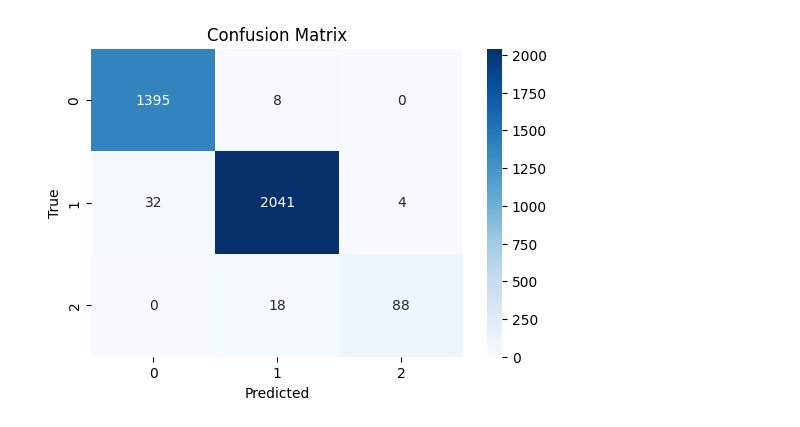
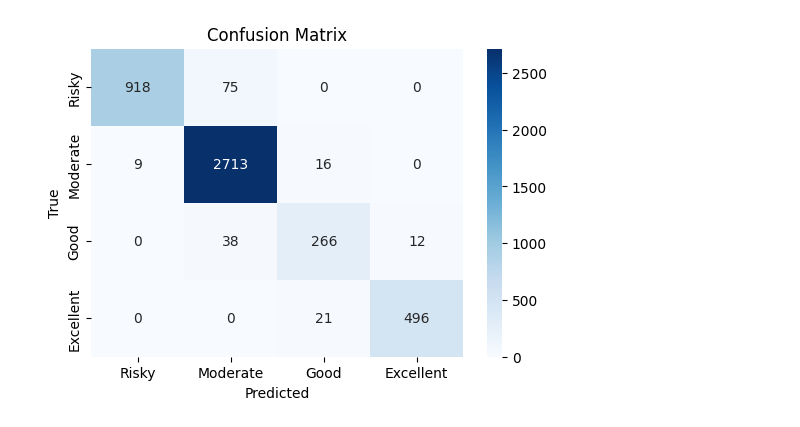
Before and after one commit to goswamiAnushka/DriveIQ, a Jupyter notebook: DriveIQ/ml_model/notebooks/model_training.ipynb, the cells around one changed output. Cells and saved outputs as stored; diff of their text form; code cells hidden in the pictures.

Commit message:
changed category and score cal

```diff
--- a/DriveIQ/ml_model/notebooks/model_training.ipynb
+++ b/DriveIQ/ml_model/notebooks/model_training.ipynb
@@ -1,25 +1,31 @@
 # %%
+import os
 import pandas as pd
+import numpy as np
 from sklearn.ensemble import RandomForestClassifier
-from sklearn.model_selection import train_test_split
-from sklearn.metrics import accuracy_score, confusion_matrix, classification_report
+from sklearn.model_selection import train_test_split, learning_curve
+from sklearn.metrics import accuracy_score, confusion_matrix, classification_report, roc_curve, auc
 import matplotlib.pyplot as plt
 import seaborn as sns
 import pickle
-import numpy as np
+
+# Ensure the 'models' directory exists
+model_directory = 'models'
+if not os.path.exists(model_directory):
+    os.makedirs(model_directory)
 
 # Load the processed data
-df = pd.read_csv('../data/processed_data.csv')
+df = pd.read_csv('data/processed_data.csv')
 
-# Features and labels
-X = df[['Speed(m/s)', 'Acceleration(m/s^2)', 'Heading_Change(degrees)', 'Jerk(m/s^3)']]
-y = df['Driving_Category'].map({'Safe': 0, 'Moderate': 1, 'Aggressive': 2})  # Convert labels to numeric
+# Feature Selection: Using relevant features for ML training
+X = df[['Speed(m/s)', 'Acceleration(m/s^2)', 'Heading_Change(degrees)', 'Jerk(m/s^3)', 'Braking_Intensity', 'Distance(m)']]
+y = df['Driving_Category'].map({'Risky': 0, 'Moderate': 1, 'Good': 2, 'Excellent': 3})  # Convert driving categories to numeric labels
 
 # Split the data into training and testing sets
 X_train, X_test, y_train, y_test = train_test_split(X, y, test_size=0.1, random_state=42)
 
-# Train a simpler RandomForestClassifier
-model = RandomForestClassifier(n_estimators=50, max_depth=10, random_state=42, n_jobs=-1)
+# Train a RandomForestClassifier
+model = RandomForestClassifier(n_estimators=100, max_depth=10, random_state=42, n_jobs=-1)
 model.fit(X_train, y_train)
 
 # Evaluate the model on the test set
@@ -29,17 +35,80 @@ conf_matrix = confusion_matrix(y_test, y_pred)
 
 print(f"Model Accuracy: {accuracy * 100:.2f}%")
 print("Classification Report:")
-print(classification_report(y_test, y_pred))
+print(classification_report(y_test, y_pred, target_names=['Risky', 'Moderate', 'Good', 'Excellent']))
 
-# Confusion Matrix Heatmap
+### Confusion Matrix Visualization
 plt.figure(figsize=(6, 4))
-sns.heatmap(conf_matrix, annot=True, fmt='d', cmap='Blues')
+sns.heatmap(conf_matrix, annot=True, fmt='d', cmap='Blues', xticklabels=['Risky', 'Moderate', 'Good', 'Excellent'], yticklabels=['Risky', 'Moderate', 'Good', 'Excellent'])
 plt.xlabel('Predicted')
 plt.ylabel('True')
 plt.title('Confusion Matrix')
 plt.show()
 
-# Save the trained model to a file
-with open('../models/driving_behavior_model.pkl', 'wb') as model_file:
+### Feature Importance Plot
+# Get feature importance from the RandomForest model
+feature_importances = model.feature_importances_
+features = X.columns
+
+# Create a DataFrame for feature importances
+importance_df = pd.DataFrame({'Feature': features, 'Importance': feature_importances})
+
+# Sort the DataFrame by importance
+importance_df = importance_df.sort_values(by='Importance', ascending=False)
+
+# Plot Feature Importance
+plt.figure(figsize=(10, 6))
+sns.barplot(x='Importance', y='Feature', data=importance_df, palette='Blues_d')
+plt.title('Feature Importance for Driving Behavior Prediction')
+plt.xlabel('Importance')
+plt.ylabel('Feature')
+plt.show()
+
+### ROC Curve (for binary classification - comparing Excellent vs others)
+# Create a binary classification for ROC: Excellent (1) vs all others (0)
+y_test_binary = np.where(y_test == 3, 1, 0)  # "Excellent" as 1, all others as 0
+y_pred_proba = model.predict_proba(X_test)[:, 3]  # Probabilities for the "Excellent" class
+
+fpr, tpr, _ = roc_curve(y_test_binary, y_pred_proba)
+roc_auc = auc(fpr, tpr)
+
+plt.figure(figsize=(6, 4))
+plt.plot(fpr, tpr, color='blue', lw=2, label=f'ROC curve (area = {roc_auc:.2f})')
+plt.plot([0, 1], [0, 1], color='gray', linestyle='--')
+plt.xlabel('False Positive Rate')
+plt.ylabel('True Positive Rate')
+plt.title('ROC Curve')
+plt.legend(loc='lower right')
+plt.show()
+
+### Learning Curve
+train_sizes, train_scores, test_scores = learning_curve(model, X_train, y_train, cv=5, train_sizes=np.linspace(0.1, 1.0, 10))
+
+# Calculate mean and standard deviation for training and test scores
+train_mean = np.mean(train_scores, axis=1)
+train_std = np.std(train_scores, axis=1)
+test_mean = np.mean(test_scores, axis=1)
+test_std = np.std(test_scores, axis=1)
+
+# Plot Learning Curve
+plt.figure(figsize=(8, 6))
+plt.plot(train_sizes, train_mean, label="Training score", color="blue")
+plt.plot(train_sizes, test_mean, label="Cross-validation score", color="orange")
+
+# Plot the std deviation as a transparent range at each training set size
+plt.fill_between(train_sizes, train_mean - train_std, train_mean + train_std, color="blue", alpha=0.2)
+plt.fill_between(train_sizes, test_mean - test_std, test_mean + test_std, color="orange", alpha=0.2)
+
+plt.title("Learning Curve")
+plt.xlabel("Training Set Size")
+plt.ylabel("Score")
+plt.legend(loc="best")
+plt.show()
+
+### Save the trained model to a file
+model_filename = 'models/driving_behavior_model.pkl'
+with open(model_filename, 'wb') as model_file:
     pickle.dump(model, model_file)
+
+print(f"Model saved to {model_filename}")
 # %% [output]
@@ -57 +127 @@ weighted avg       0.98      0.98      0.98      3586
-[figure, old version]
+[figure, new version]
```
Also changed, not shown: parts of 1 cell of this notebook, 27 other files.
